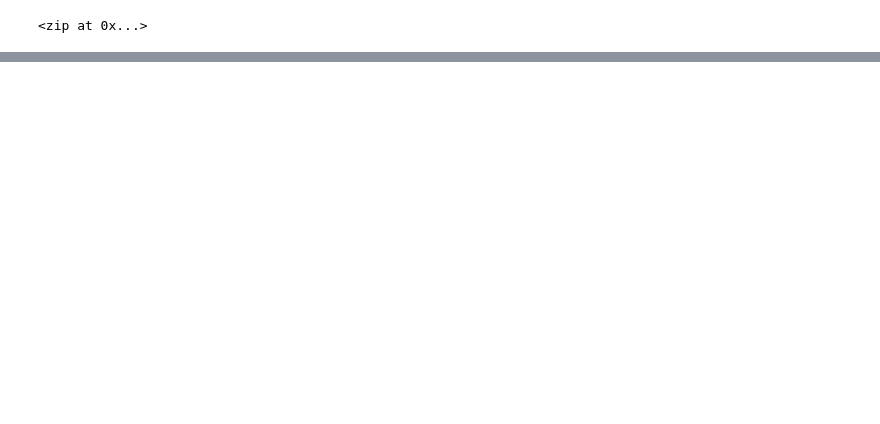
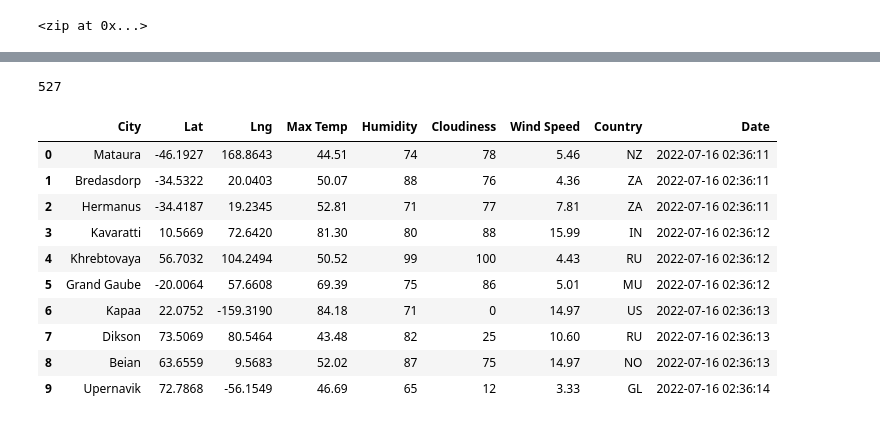
Before and after one commit to odellrb/World_Weather_Analysis, a Jupyter notebook: WeatherPy.ipynb, the cells around one changed output, grey strips where cells are left out. Cells and saved outputs as stored; diff of their text form; code cells hidden in the pictures; blank space fills up the shorter version.

```diff
--- a/WeatherPy.ipynb
+++ b/WeatherPy.ipynb
@@ -53,0 +145,20 @@ len(cities)
+# %%
+len(city_data)
+# %% [output]
+527
+# %%
+# Convert the array of dictionaries to a Pandas DataFrame.
+city_data_df = pd.DataFrame(city_data)
+city_data_df.head(10)
+# %% [output]
+|  | City | Lat | Lng | Max Temp | Humidity | Cloudiness | Wind Speed | Country | Date |
+| 0 | Mataura | -46.1927 | 168.8643 | 44.51 | 74 | 78 | 5.46 | NZ | 2022-07-16 02:36:11 |
+| 1 | Bredasdorp | -34.5322 | 20.0403 | 50.07 | 88 | 76 | 4.36 | ZA | 2022-07-16 02:36:11 |
+| 2 | Hermanus | -34.4187 | 19.2345 | 52.81 | 71 | 77 | 7.81 | ZA | 2022-07-16 02:36:11 |
+| 3 | Kavaratti | 10.5669 | 72.6420 | 81.30 | 80 | 88 | 15.99 | IN | 2022-07-16 02:36:12 |
+| 4 | Khrebtovaya | 56.7032 | 104.2494 | 50.52 | 99 | 100 | 4.43 | RU | 2022-07-16 02:36:12 |
+| 5 | Grand Gaube | -20.0064 | 57.6608 | 69.39 | 75 | 86 | 5.01 | MU | 2022-07-16 02:36:12 |
+| 6 | Kapaa | 22.0752 | -159.3190 | 84.18 | 71 | 0 | 14.97 | US | 2022-07-16 02:36:13 |
+| 7 | Dikson | 73.5069 | 80.5464 | 43.48 | 82 | 25 | 10.60 | RU | 2022-07-16 02:36:13 |
+| 8 | Beian | 63.6559 | 9.5683 | 52.02 | 87 | 75 | 14.97 | NO | 2022-07-16 02:36:13 |
+| 9 | Upernavik | 72.7868 | -56.1549 | 46.69 | 65 | 12 | 3.33 | GL | 2022-07-16 02:36:14 |
```
Also changed, not shown: parts of 6 cells of this notebook.
